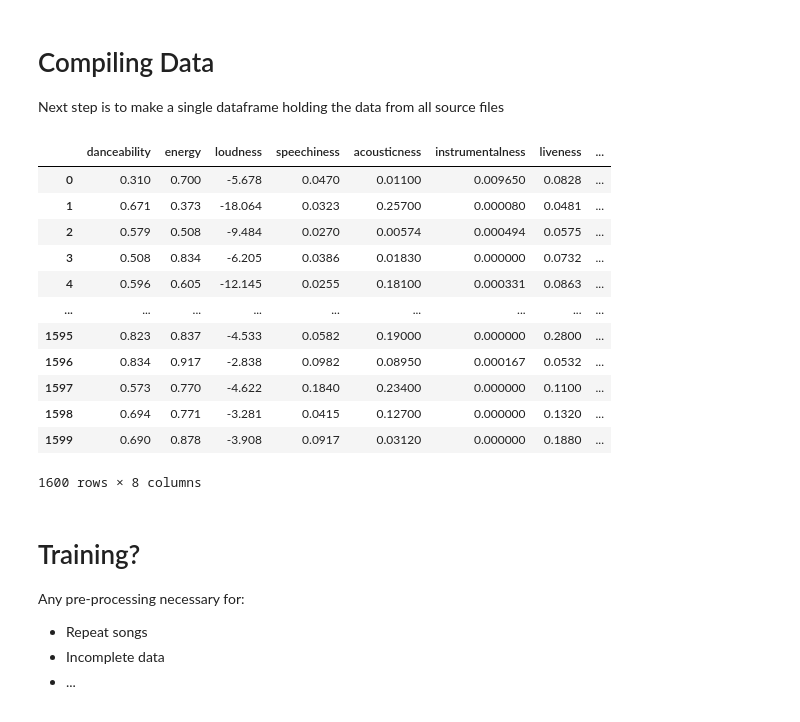
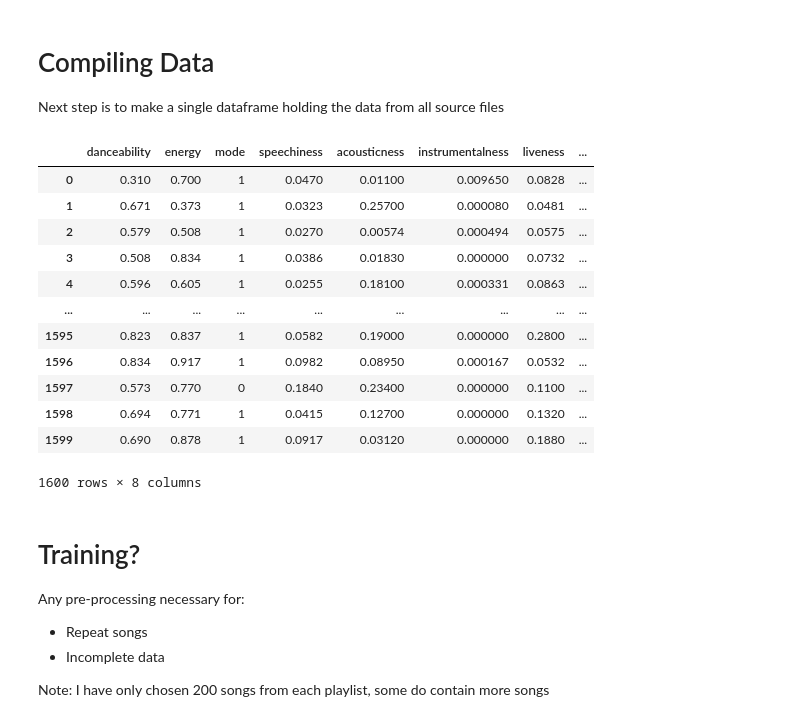
Before and after one commit to AlexSanfilippo/ML-Group-Project-Spotify, a Jupyter notebook: Data_Scripts/ImportingDataV0.1.ipynb, the cells around one changed output. Saved outputs shown, nothing was run; the diff lists cells and outputs as text; code cells hidden in the pictures.

```diff
--- a/Data_Scripts/ImportingDataV0.1.ipynb
+++ b/Data_Scripts/ImportingDataV0.1.ipynb
@@ -78,51 +92,53 @@ file_names= ["ClassicRock_3Ho3iO0iJykgEQNbjB2sic.csv",\
              "JazzClassic_37i9dQZF1DXbITWG1ZJKYt.csv",\
              "KpopClassics_0jB4ANR4ox65etDMnxvGLp.csv"]
 
 
 # Most convenient to set up dataframe with initial file, then systematically loop through the others
 #Sticking with just the basic parameters for now
-parameter_columns = [1,2,4,6,7,8,9]
+parameter_columns = [1,2,5,6,7,8,9]
 nrows=200
 
 
 
 #1 indexing here more natural
 playlist_number=1
 data = pd.read_csv(file_dir+file_names[playlist_number-1], usecols=parameter_columns, nrows=nrows)
 
 playlist_numbers = playlist_number*np.ones(len(data))
 data["playlist_number"]=playlist_numbers #Now has extra playlist column
 
 
 
 # Now looping through the remaining filenames
 for playlist_number in range(2,len(file_names)+1):
     # dtmp := Temporary dataframe, will append to df.data once data filtered and prepped
     dtmp= pd.read_csv(file_dir+file_names[playlist_number-1], usecols=parameter_columns, nrows=nrows)
 
     playlist_numbers = playlist_number*np.ones(len(dtmp)) # array of playlist_number
     dtmp["playlist_number"]=playlist_numbers #Now has extra playlist column
     data=data.append(dtmp, ignore_index=True) #Append back to main df.data
 
 display(data)
 # %% [output]
-|  | danceability | energy | loudness | speechiness | acousticness | instrumentalness | liveness | ... |
-| 0 | 0.310 | 0.700 | -5.678 | 0.0470 | 0.01100 | 0.009650 | 0.0828 | ... |
-| 1 | 0.671 | 0.373 | -18.064 | 0.0323 | 0.25700 | 0.000080 | 0.0481 | ... |
-| 2 | 0.579 | 0.508 | -9.484 | 0.0270 | 0.00574 | 0.000494 | 0.0575 | ... |
-| 3 | 0.508 | 0.834 | -6.205 | 0.0386 | 0.01830 | 0.000000 | 0.0732 | ... |
-| 4 | 0.596 | 0.605 | -12.145 | 0.0255 | 0.18100 | 0.000331 | 0.0863 | ... |
+|  | danceability | energy | mode | speechiness | acousticness | instrumentalness | liveness | ... |
+| 0 | 0.310 | 0.700 | 1 | 0.0470 | 0.01100 | 0.009650 | 0.0828 | ... |
+| 1 | 0.671 | 0.373 | 1 | 0.0323 | 0.25700 | 0.000080 | 0.0481 | ... |
+| 2 | 0.579 | 0.508 | 1 | 0.0270 | 0.00574 | 0.000494 | 0.0575 | ... |
+| 3 | 0.508 | 0.834 | 1 | 0.0386 | 0.01830 | 0.000000 | 0.0732 | ... |
+| 4 | 0.596 | 0.605 | 1 | 0.0255 | 0.18100 | 0.000331 | 0.0863 | ... |
 | ... | ... | ... | ... | ... | ... | ... | ... | ... |
-| 1595 | 0.823 | 0.837 | -4.533 | 0.0582 | 0.19000 | 0.000000 | 0.2800 | ... |
-| 1596 | 0.834 | 0.917 | -2.838 | 0.0982 | 0.08950 | 0.000167 | 0.0532 | ... |
-| 1597 | 0.573 | 0.770 | -4.622 | 0.1840 | 0.23400 | 0.000000 | 0.1100 | ... |
-| 1598 | 0.694 | 0.771 | -3.281 | 0.0415 | 0.12700 | 0.000000 | 0.1320 | ... |
-| 1599 | 0.690 | 0.878 | -3.908 | 0.0917 | 0.03120 | 0.000000 | 0.1880 | ... |
+| 1595 | 0.823 | 0.837 | 1 | 0.0582 | 0.19000 | 0.000000 | 0.2800 | ... |
+| 1596 | 0.834 | 0.917 | 1 | 0.0982 | 0.08950 | 0.000167 | 0.0532 | ... |
+| 1597 | 0.573 | 0.770 | 0 | 0.1840 | 0.23400 | 0.000000 | 0.1100 | ... |
+| 1598 | 0.694 | 0.771 | 1 | 0.0415 | 0.12700 | 0.000000 | 0.1320 | ... |
+| 1599 | 0.690 | 0.878 | 1 | 0.0917 | 0.03120 | 0.000000 | 0.1880 | ... |
 1600 rows × 8 columns
 # %% [markdown]
 # Training?
 Any pre-processing necessary for:
 - Repeat songs
 - Incomplete data
-- ...
+
+
+Note: I have only chosen 200 songs from each playlist, some do contain more songs
 # %%
```
Also changed, not shown: parts of 7 cells of this notebook, 2 other files.
